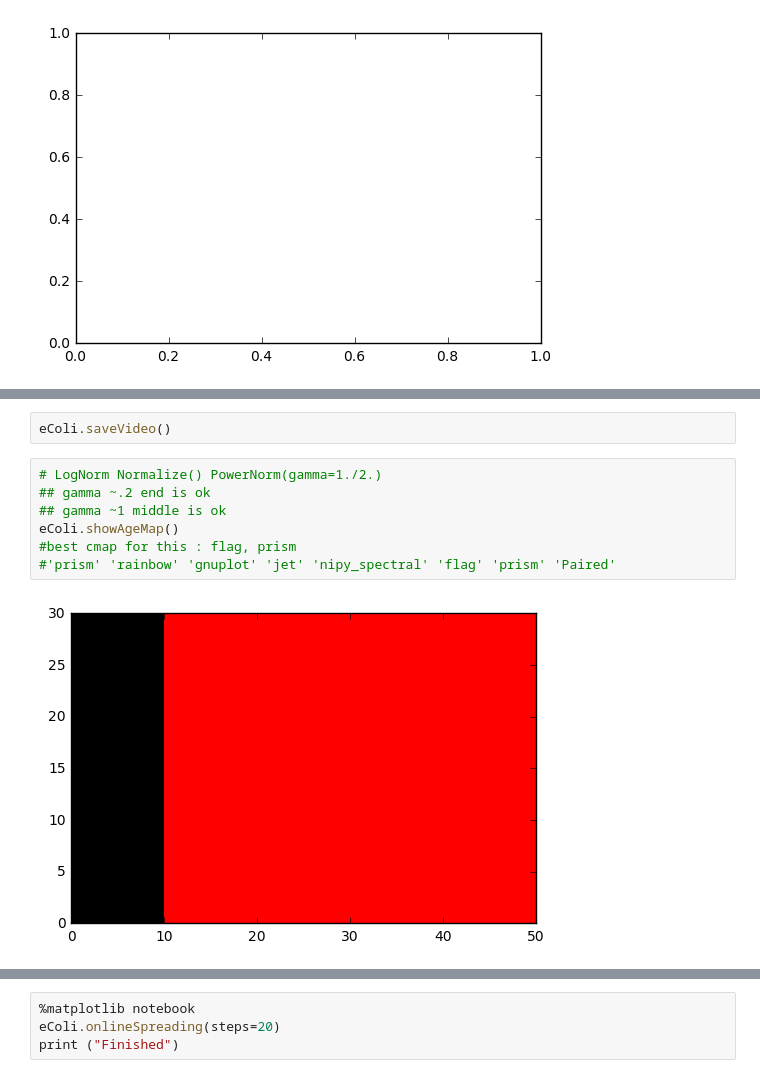
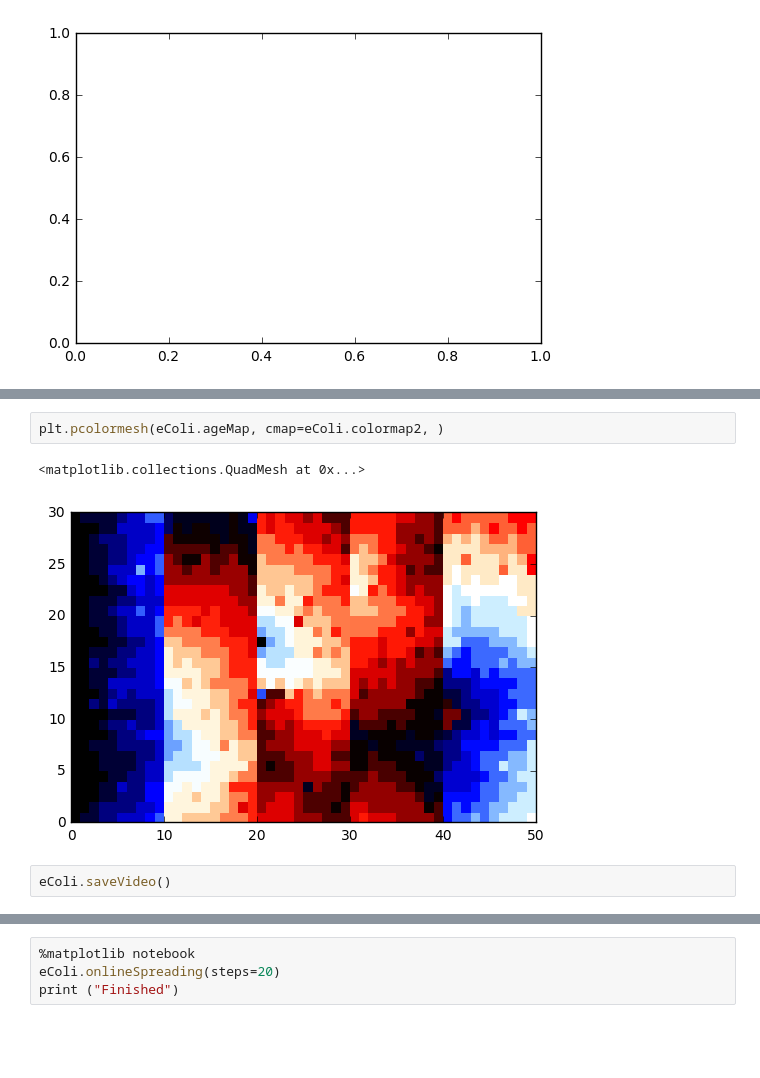
Before and after one commit to Wheele9/Petrdish-simulation, a Jupyter notebook: PetriDish.ipynb, the cells around one changed output, grey strips where cells are left out. Drawn from its saved outputs; the diff is of its cells as text; blank space fills up the shorter version.

```diff
--- a/PetriDish.ipynb
+++ b/PetriDish.ipynb
@@ -234,14 +251,10 @@ plt.pcolormesh(eColi.ageMap)
+# %%
+plt.pcolormesh(eColi.ageMap, cmap=eColi.colormap2, )
+# %% [output]
+<matplotlib.collections.QuadMesh at 0x...>
+[figure, added]
 # %%
 eColi.saveVideo()
-# %%
-# LogNorm Normalize() PowerNorm(gamma=1./2.)
-## gamma ~.2 end is ok
-## gamma ~1 middle is ok
-eColi.showAgeMap()
-#best cmap for this : flag, prism
-#'prism' 'rainbow' 'gnuplot' 'jet' 'nipy_spectral' 'flag' 'prism' 'Paired'
-# %% [output]
-[figure, removed]
 # %%
 %matplotlib inline
 eColi.showBacMap()
```
Also changed, not shown: parts of 9 cells of this notebook.
